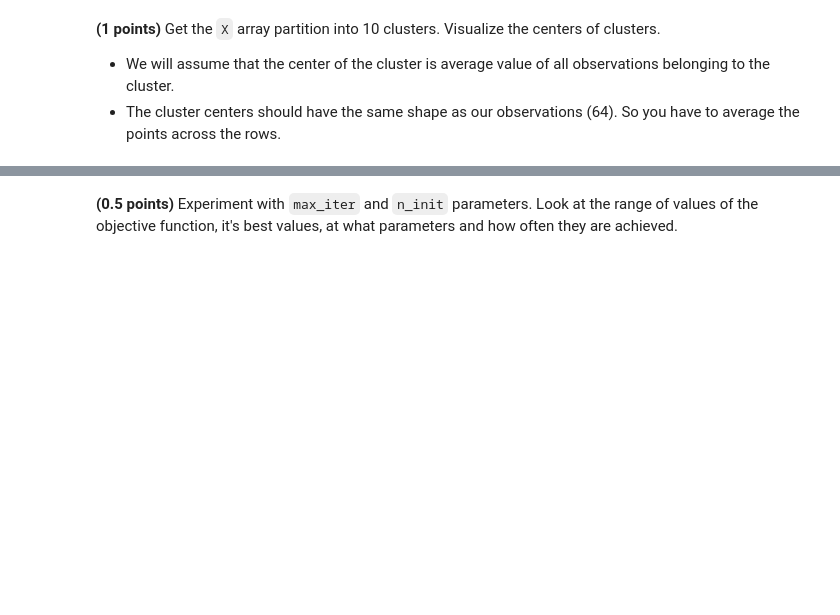
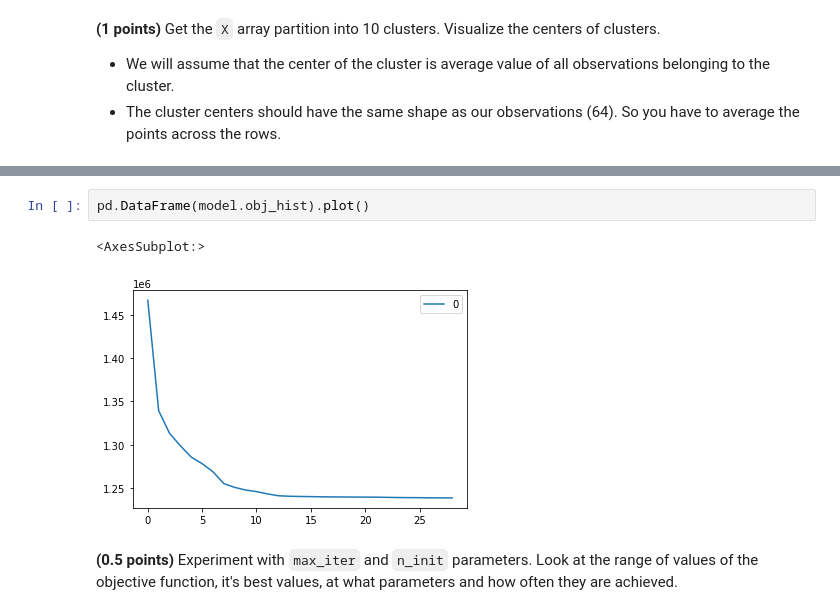
Before and after one commit to codekot/clustering, a Jupyter notebook: clustering.ipynb, the cells around one changed output, grey strips where cells are left out. Saved outputs shown, nothing was run; the diff lists cells and outputs as text; blank space fills up the shorter version.

```diff
--- a/clustering.ipynb
+++ b/clustering.ipynb
@@ -218,2 +181,7 @@ IndexError: boolean index did not match indexed array along dimension 0; dimensi
+# %%
+pd.DataFrame(model.obj_hist).plot()
+# %% [output]
+<AxesSubplot:>
+[figure, added]
 # %% [markdown]
 **(0.5 points)** Experiment with `max_iter` and `n_init` parameters. Look at the range of values of the objective function, it's best values, at what parameters and how often they are achieved.
```
Also changed, not shown: parts of 49 cells of this notebook.
